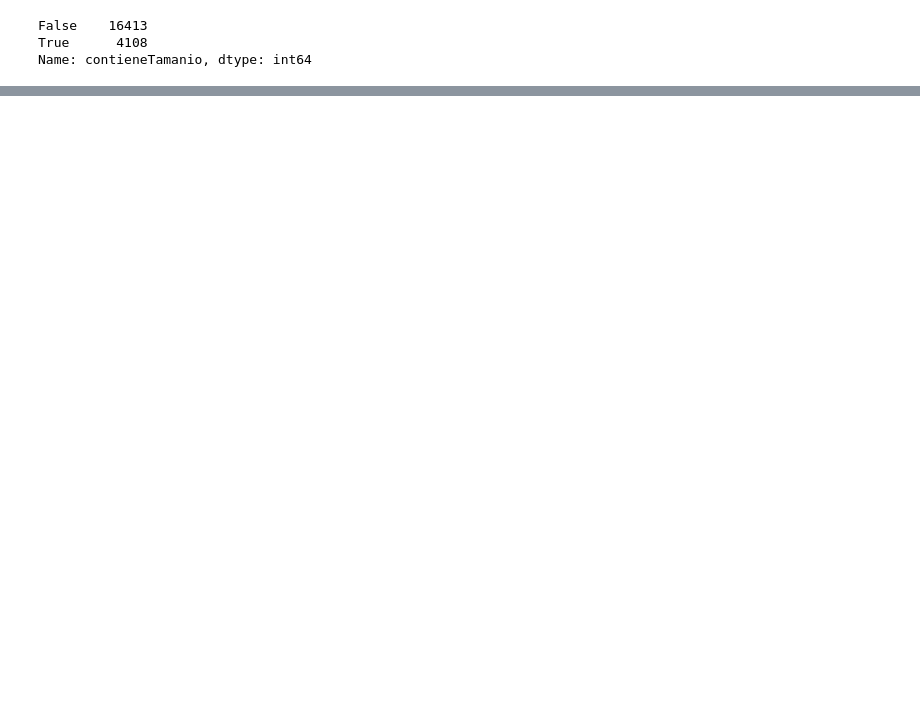
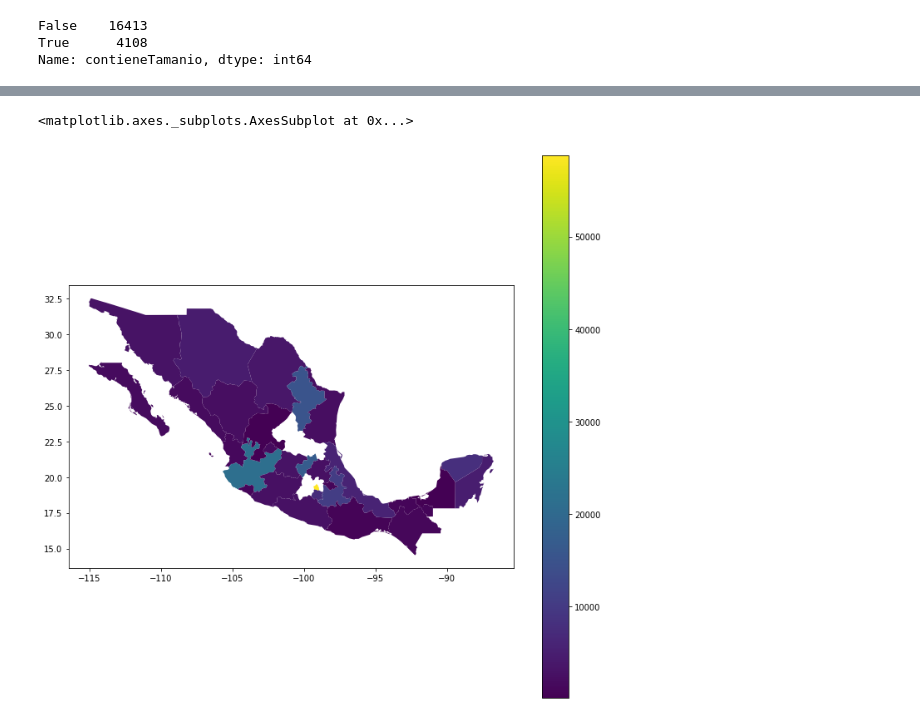
Before and after one commit to Manuel-Sturla/TP1-Datos, a Jupyter notebook: AnalisisAndyPrecios.ipynb, the cells around one changed output, grey strips where cells are left out. Cells and saved outputs as stored; diff of their text form; code cells hidden in the pictures; blank space fills up the shorter version.

```diff
--- a/AnalisisAndyPrecios.ipynb
+++ b/AnalisisAndyPrecios.ipynb
@@ -109,2 +109,5 @@ plt.imshow(wc)
 # %%
 df.sample(4)
+# %%
+path = "/home/andres/Desktop/Trabajo Practico/train.csv"
+df3 = pd.read_csv(path, index_col='id', parse_dates=['fecha'])
@@ -110,0 +124,5 @@ df.sample(4)
+# %%
+df3['aux'] = 1
+group = df3.groupby('provincia')['aux']
+df4 = group.count().reset_index()
+df4.head()
@@ -110,0 +153,2 @@ df.sample(4)
+# %%
+merge = geoframe.merge(df4,left_on='ESTADO',right_on='provincia')
@@ -110,0 +164,5 @@ df.sample(4)
+# %%
+merge.plot(figsize=(12,12),column='aux',legend=True)
+# %% [output]
+<matplotlib.axes._subplots.AxesSubplot at 0x...>
+[figure, added]
```
Also changed, not shown: parts of 11 cells of this notebook.
